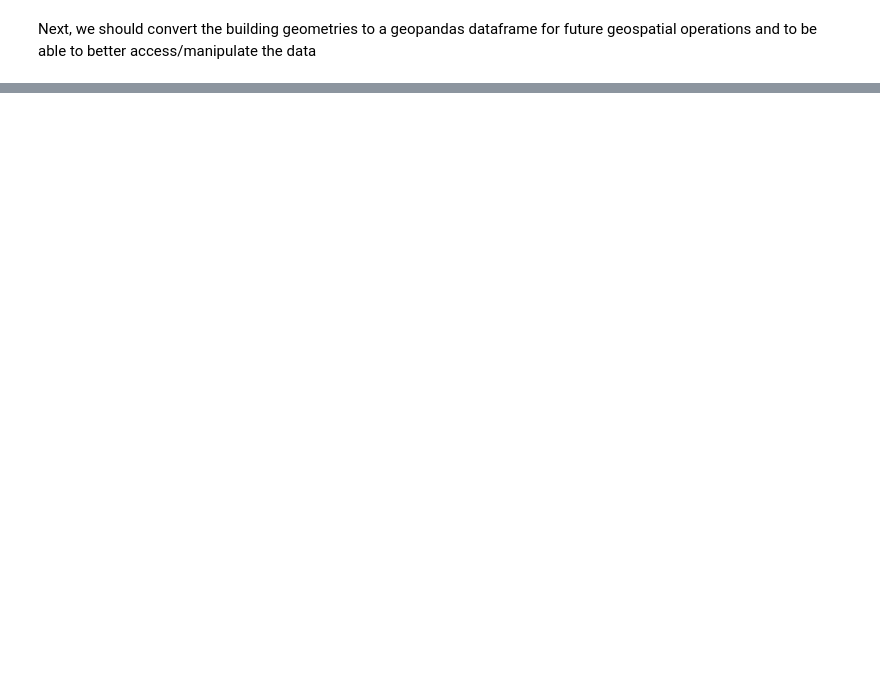
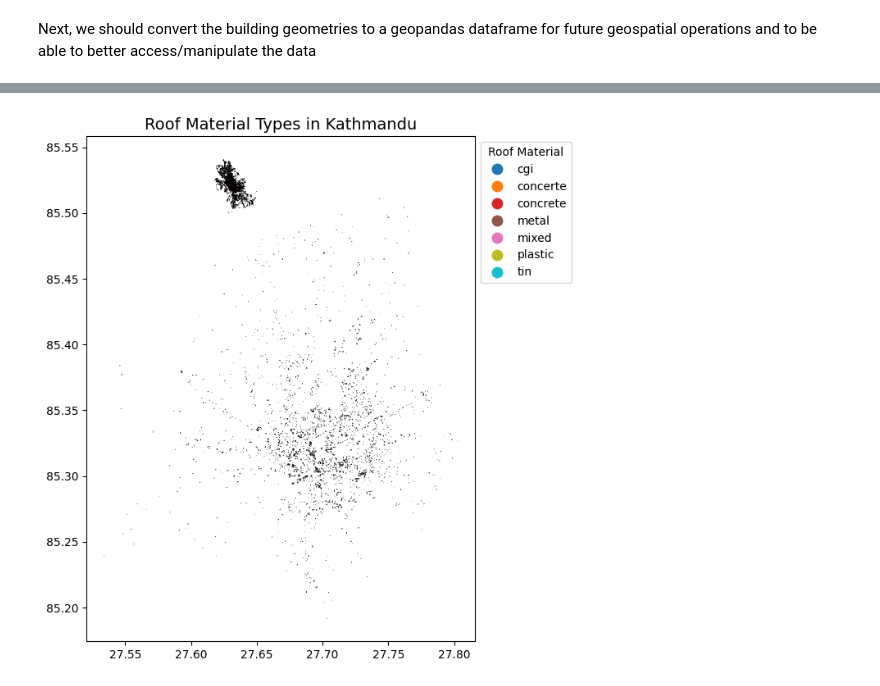
Before and after one commit to juls173/roofmap-submission, a Jupyter notebook: osmquery.ipynb, the cells around one changed output, grey strips where cells are left out. Drawn from its saved outputs; the diff is of its cells as text; code cells hidden in the pictures; blank space fills up the shorter version.

```diff
--- a/osmquery.ipynb
+++ b/osmquery.ipynb
@@ -58,0 +59,30 @@ buildings_gdf.head()
+# %%
+import matplotlib.pyplot as plt
+
+material_counts = buildings_gdf['roof_material'].value_counts()
+keep_materials = material_counts[material_counts > 200].index.tolist()
+gdf_filtered = buildings_gdf[buildings_gdf['roof_material'].isin(keep_materials)]
+
+fig, ax = plt.subplots(figsize=(10, 8))
+
+gdf_filtered.plot(
+    ax=ax,
+    column="roof_material",
+    legend=True,
+    legend_kwds={
+        "title": "Roof Material",
+        "bbox_to_anchor": (1, 1),
+        "loc": "upper left"
+    },
+    edgecolor="black",
+    linewidth=0.3,
+    cmap="tab10"
+)
+# ax.set_xlim(85.25, 85.6)
+# ax.set_ylim(27.6, 27.8)
+ax.set_aspect('equal')
+ax.set_title("Roof Material Types in Kathmandu", fontsize=14)
+
+plt.show()
+# %% [output]
+[figure, added]
```
Also changed, not shown: parts of 2 cells of this notebook.
